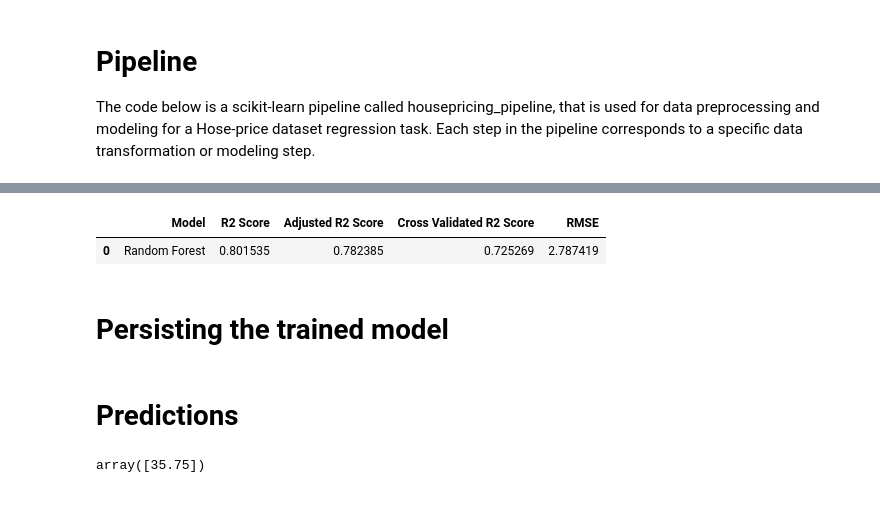
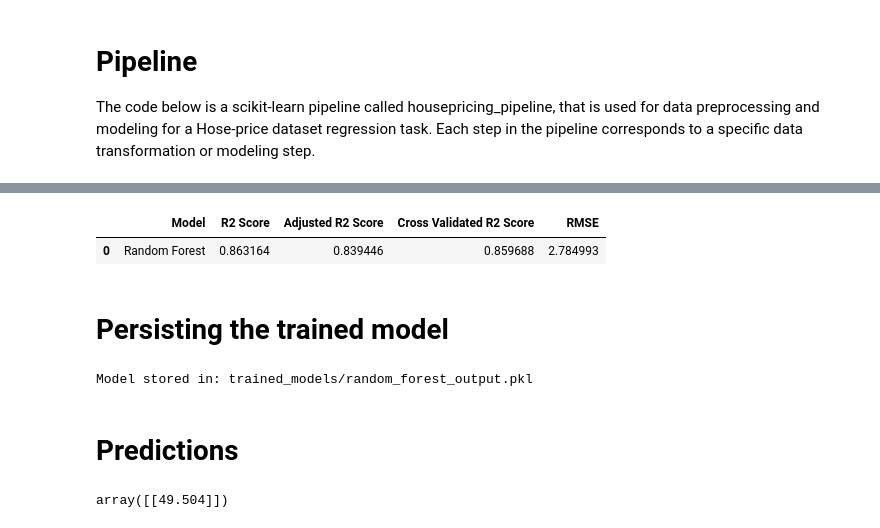
Before and after one commit to JDEQ413/mlops_project, a Jupyter notebook: house-price.ipynb, the cells around one changed output, grey strips where cells are left out. Saved outputs shown, nothing was run; the diff lists cells and outputs as text; code cells hidden in the pictures.

Commit message:
update notebook sectioned + pred

```diff
--- a/house-price.ipynb
+++ b/house-price.ipynb
@@ -376,0 +666,8 @@ RandomForest_reg = RandomForestRegressor(n_estimators = 10, random_state = 0)
+# %%
+#Load dataset
+retrieve_data()
+raw_df = pd.read_csv(DATASETS_DIR + DATA_RETRIEVED, delimiter = ",")
+
+#Use this two lines below if OHE is used
+#raw_df['CHAS'] = raw_df['CHAS'].astype(str)
+#raw_df['RAD'] = raw_df['RAD'].astype(str)
@@ -376,0 +678,5 @@ RandomForest_reg = RandomForestRegressor(n_estimators = 10, random_state = 0)
+# %%
+#df_transformed = pd.DataFrame(transform_pipeline.fit_transform(raw_df))
+#df_transformed.columns = COLUMNS
+df_transformed = transform_pipeline.fit_transform(raw_df)
+df_transformed
@@ -377,15 +698,22 @@ RandomForest_reg = RandomForestRegressor(n_estimators = 10, random_state = 0)
+# %%
+X_train, X_test, y_train, y_test = train_test_split(df_transformed.drop(TARGET, axis=1), df_transformed[TARGET], test_size=0.2, random_state=SEED_SPLIT)
+#X_train, X_test, y_train, y_test = train_test_split(raw_df.drop(TARGET, axis=1), raw_df[TARGET], test_size=0.2, random_state=SEED_SPLIT)
 # %%
-RandomForest_reg.fit(X_train, y_train)
+# Creating and training model
+RF_model = RandomForestRegressor(n_estimators = 100, random_state = SEED_MODEL)
+RF_model.fit(X_train, y_train)
+#RF_model.fit(X_transformed, y_transformed)
+
 # Model making a prediction on test data
-y_pred = RandomForest_reg.predict(X_test)
+y_pred = RF_model.predict(X_test)
 # %%
-ndf = Reg_Models_Evaluation_Metrics(RandomForest_reg,X_train,y_train,X_test,y_test,y_pred)
+ndf = Reg_Models_Evaluation_Metrics(RF_model, X_train, y_train, X_test, y_test, y_pred)
 
 rf_score = pd.DataFrame(data = ndf, columns=['R2 Score','Adjusted R2 Score','Cross Validated R2 Score','RMSE'])
 rf_score.insert(0, 'Model', 'Random Forest')
 rf_score
 # %% [output]
 |  | Model | R2 Score | Adjusted R2 Score | Cross Validated R2 Score | RMSE |
-| 0 | Random Forest | 0.801535 | 0.782385 | 0.725269 | 2.787419 |
+| 0 | Random Forest | 0.863164 | 0.839446 | 0.859688 | 2.784993 |
 # %% [markdown]
 # Persisting the trained model
@@ -402,11 +720,16 @@ joblib.dump(logistic_regression, save_path)
+# %%
+# Save the model using joblib
+persist_model()
+# %% [output]
+Model stored in: trained_models/random_forest_output.pkl
 # %% [markdown]
 # Predictions
 # %%
 new_data_pred = pd.DataFrame([[0.06905,0.0,2.18,0,0.458,7.147,54.2,6.0622,3,222.0,18.7,396.90,5.33]], columns = FEATURES)
 new_data_pred = new_data_pred[SELECTED_FEATURES].copy()
-RandomForest_reg.predict(new_data_pred)
+invsere_standard_scaler(RF_model.predict(new_data_pred).reshape(-1, 1))
 # %% [output]
-array([35.75])
+array([[49.504]])
 # %%
 new_data_pred = pd.DataFrame([[0.02729,0.0	,7.07,0	,0.469,7.185,61.1,4.9671,2,242.0,17.8,392.83,4.03]], columns = FEATURES)
 new_data_pred = new_data_pred[SELECTED_FEATURES].copy()
```
Also changed, not shown: parts of 26 cells of this notebook, 1 other file.
